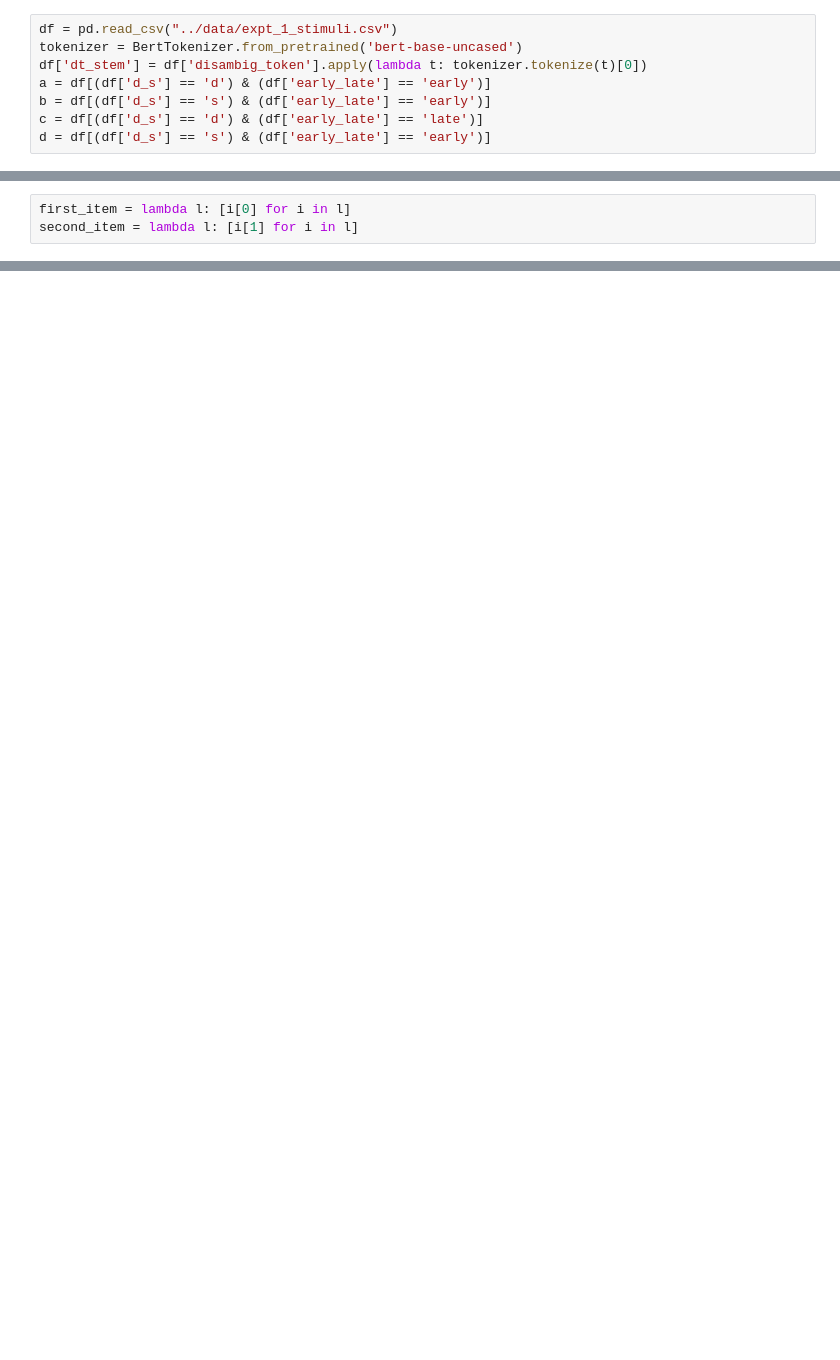
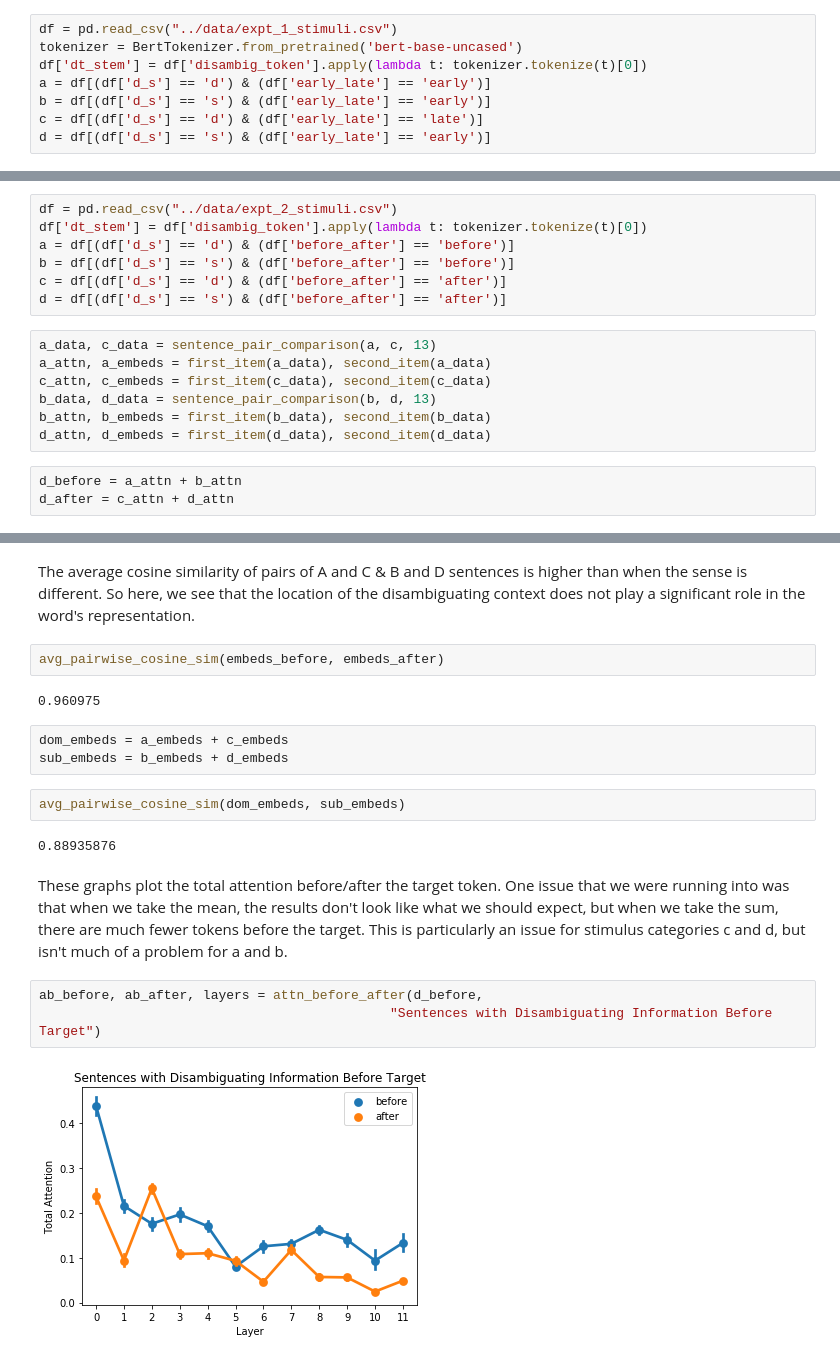
Before and after one commit to sathvikn/bert-wordsense, a Jupyter notebook: codebase/notebooks/ctx-distance-analysis.ipynb, the cells around one changed output, grey strips where cells are left out. Cells and saved outputs as stored; diff of their text form; blank space fills up the shorter version.

```diff
--- a/codebase/notebooks/ctx-distance-analysis.ipynb
+++ b/codebase/notebooks/ctx-distance-analysis.ipynb
@@ -36,3 +35,0 @@ a_data, c_data = sentence_pair_comparison(a, c)
-# %%
-first_item = lambda l: [i[0] for i in l]
-second_item = lambda l: [i[1] for i in l]
@@ -153,0 +140,17 @@ def target_attns(sentence, target_token, disambig_token, model):
+# %%
+df = pd.read_csv("../data/expt_2_stimuli.csv")
+df['dt_stem'] = df['disambig_token'].apply(lambda t: tokenizer.tokenize(t)[0])
+a = df[(df['d_s'] == 'd') & (df['before_after'] == 'before')]
+b = df[(df['d_s'] == 's') & (df['before_after'] == 'before')]
+c = df[(df['d_s'] == 'd') & (df['before_after'] == 'after')]
+d = df[(df['d_s'] == 's') & (df['before_after'] == 'after')]
+# %%
+a_data, c_data = sentence_pair_comparison(a, c, 13)
+a_attn, a_embeds = first_item(a_data), second_item(a_data)
+c_attn, c_embeds = first_item(c_data), second_item(c_data)
+b_data, d_data = sentence_pair_comparison(b, d, 13)
+b_attn, b_embeds = first_item(b_data), second_item(b_data)
+d_attn, d_embeds = first_item(d_data), second_item(d_data)
+# %%
+d_before = a_attn + b_attn
+d_after = c_attn + d_attn
@@ -153,0 +160,21 @@ def target_attns(sentence, target_token, disambig_token, model):
+# %% [markdown]
+The average cosine similarity of pairs of A and C & B and D sentences is higher than when the sense is different.
+So here, we see that the location of the disambiguating context does not play a significant role in the word's representation.
+# %%
+avg_pairwise_cosine_sim(embeds_before, embeds_after)
+# %% [output]
+0.960975
+# %%
+dom_embeds = a_embeds + c_embeds
+sub_embeds = b_embeds + d_embeds
+# %%
+avg_pairwise_cosine_sim(dom_embeds, sub_embeds)
+# %% [output]
+0.88935876
+# %% [markdown]
+These graphs plot the total attention before/after the target token. One issue that we were running into was that when we take the mean, the results don't look like what we should expect, but when we take the sum, there are much fewer tokens before the target. This is particularly an issue for stimulus categories c and d, but isn't much of a problem for a and b.
+# %%
+ab_before, ab_after, layers = attn_before_after(d_before,
+                                             "Sentences with Disambiguating Information Before Target")
+# %% [output]
+[figure, added]
```
Also changed, not shown: parts of 40 cells of this notebook.
